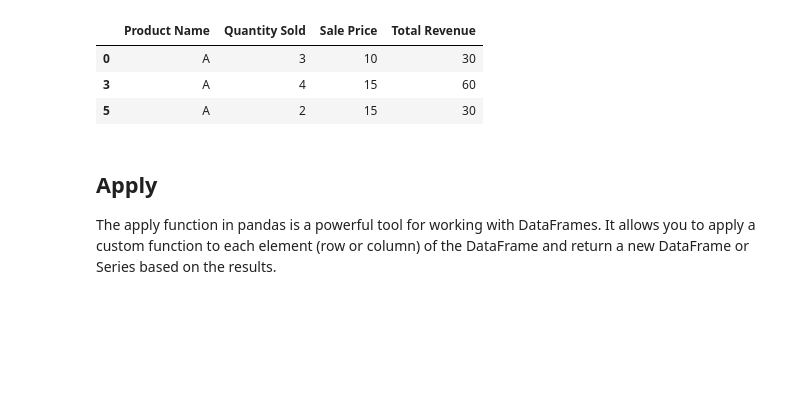
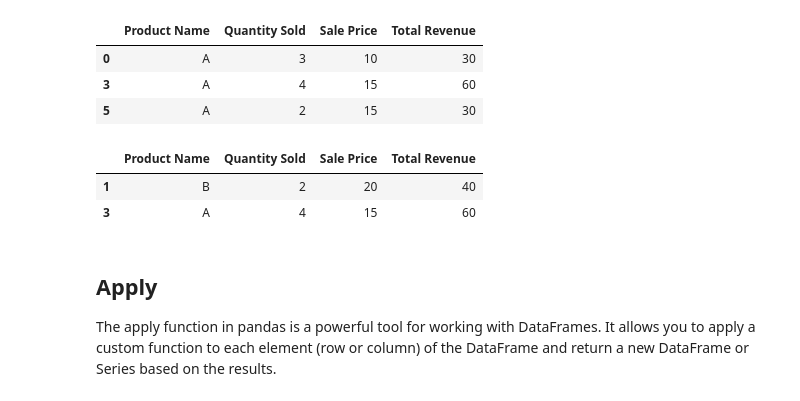
Before and after one commit to AkoKBIkeda/DAU02_Bootcamp, a Jupyter notebook: Module 4/pandas_basics.ipynb, the cells around one changed output. Saved outputs shown, nothing was run; the diff lists cells and outputs as text; code cells hidden in the pictures; blank space fills up the shorter version.

Commit message:
Module 4 name updated

```diff
--- a/Modele 4/pandas_basics.ipynb
+++ b/Module 4/pandas_basics.ipynb
@@ -408,6 +418,13 @@ sales_df[sales_df["Product Name"] == "A"]
 | 0 | A | 3 | 10 | 30 |
 | 3 | A | 4 | 15 | 60 |
 | 5 | A | 2 | 15 | 30 |
+# %%
+# on two conditions (use `` - next to "1")
+sales_df.query('`Total Revenue` >= 40 and `Sale Price` >10')
+# %% [output]
+|  | Product Name | Quantity Sold | Sale Price | Total Revenue |
+| 1 | B | 2 | 20 | 40 |
+| 3 | A | 4 | 15 | 60 |
 # %% [markdown]
 ## **Apply**
 
```
Also changed, not shown: parts of 2 cells of this notebook, 6 other files.
